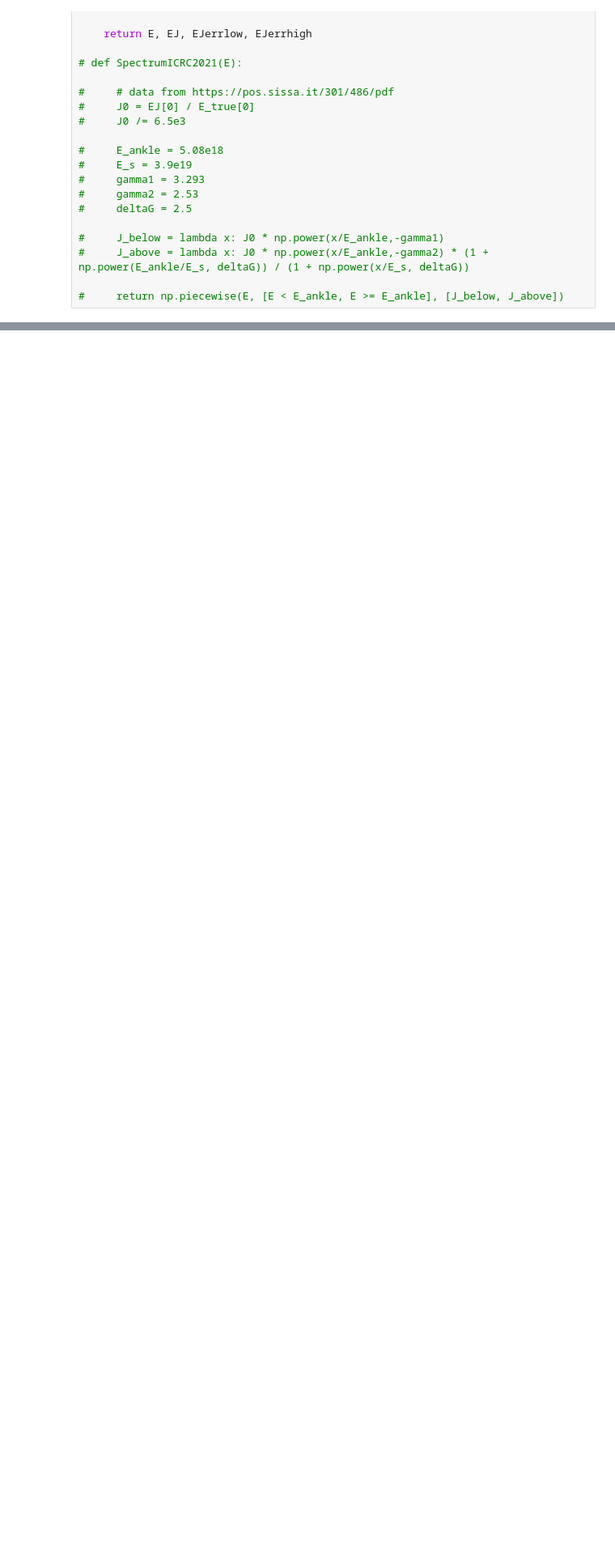
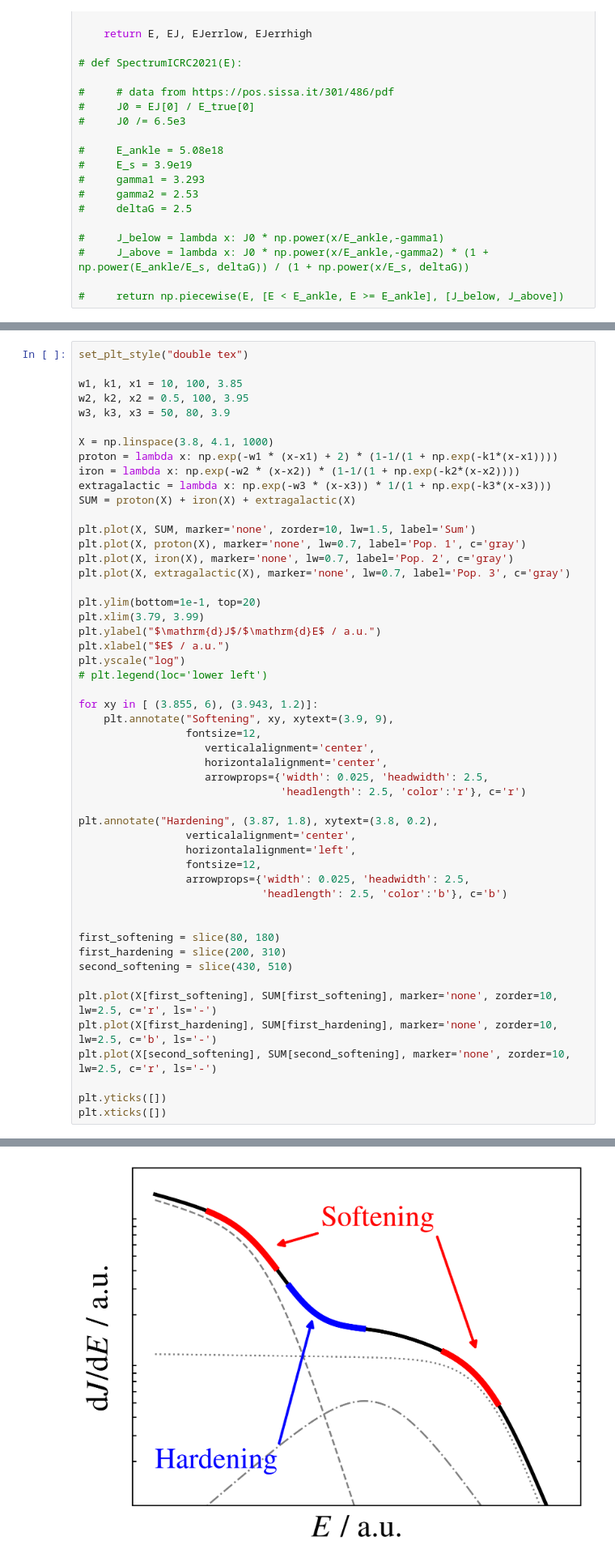
Before and after one commit to Quizznor/thesis-latex, a Jupyter notebook: scripts/plot_scripts/cr_spectrum/spectrum.ipynb, the cells around one changed output, grey strips where cells are left out. Shown: that part at 81% size. Drawn from its saved outputs; the diff is of its cells as text; blank space fills up the shorter version.

```diff
--- a/scripts/plot_scripts/cr_spectrum/spectrum.ipynb
+++ b/scripts/plot_scripts/cr_spectrum/spectrum.ipynb
@@ -115,0 +119,52 @@ ax1.set_xticks([1e15, 1e18], ['1 EeV', '1 PeV'])
+# %%
+set_plt_style("double tex")
+
+w1, k1, x1 = 10, 100, 3.85
+w2, k2, x2 = 0.5, 100, 3.95
+w3, k3, x3 = 50, 80, 3.9
+
+X = np.linspace(3.8, 4.1, 1000)
+proton = lambda x: np.exp(-w1 * (x-x1) + 2) * (1-1/(1 + np.exp(-k1*(x-x1))))
+iron = lambda x: np.exp(-w2 * (x-x2)) * (1-1/(1 + np.exp(-k2*(x-x2))))
+extragalactic = lambda x: np.exp(-w3 * (x-x3)) * 1/(1 + np.exp(-k3*(x-x3)))
+SUM = proton(X) + iron(X) + extragalactic(X)
+
+plt.plot(X, SUM, marker='none', zorder=10, lw=1.5, label='Sum')
+plt.plot(X, proton(X), marker='none', lw=0.7, label='Pop. 1', c='gray')
+plt.plot(X, iron(X), marker='none', lw=0.7, label='Pop. 2', c='gray')
+plt.plot(X, extragalactic(X), marker='none', lw=0.7, label='Pop. 3', c='gray')
+
+plt.ylim(bottom=1e-1, top=20)
+plt.xlim(3.79, 3.99)
+plt.ylabel("$\mathrm{d}J$/$\mathrm{d}E$ / a.u.")
+plt.xlabel("$E$ / a.u.")
+plt.yscale("log")
+# plt.legend(loc='lower left')
+
+for xy in [ (3.855, 6), (3.943, 1.2)]:
+    plt.annotate("Softening", xy, xytext=(3.9, 9),
+                 fontsize=12,
+                    verticalalignment='center',
+                    horizontalalignment='center',
+                    arrowprops={'width': 0.025, 'headwidth': 2.5,
+                                'headlength': 2.5, 'color':'r'}, c='r')
+
+plt.annotate("Hardening", (3.87, 1.8), xytext=(3.8, 0.2),
+                 verticalalignment='center',
+                 horizontalalignment='left',
+                 fontsize=12,
+                 arrowprops={'width': 0.025, 'headwidth': 2.5,
+                             'headlength': 2.5, 'color':'b'}, c='b')
+
+
+first_softening = slice(80, 180)
+first_hardening = slice(200, 310)
+second_softening = slice(430, 510)
+
+plt.plot(X[first_softening], SUM[first_softening], marker='none', zorder=10, lw=2.5, c='r', ls='-')
+plt.plot(X[first_hardening], SUM[first_hardening], marker='none', zorder=10, lw=2.5, c='b', ls='-')
+plt.plot(X[second_softening], SUM[second_softening], marker='none', zorder=10, lw=2.5, c='r', ls='-')
+
+plt.yticks([])
+plt.xticks([])
+# %% [output]
@@ -115,0 +177 @@ ax1.set_xticks([1e15, 1e18], ['1 EeV', '1 PeV'])
+[figure, added]
```
Also changed, not shown: parts of 3 cells of this notebook, 4 other files.
